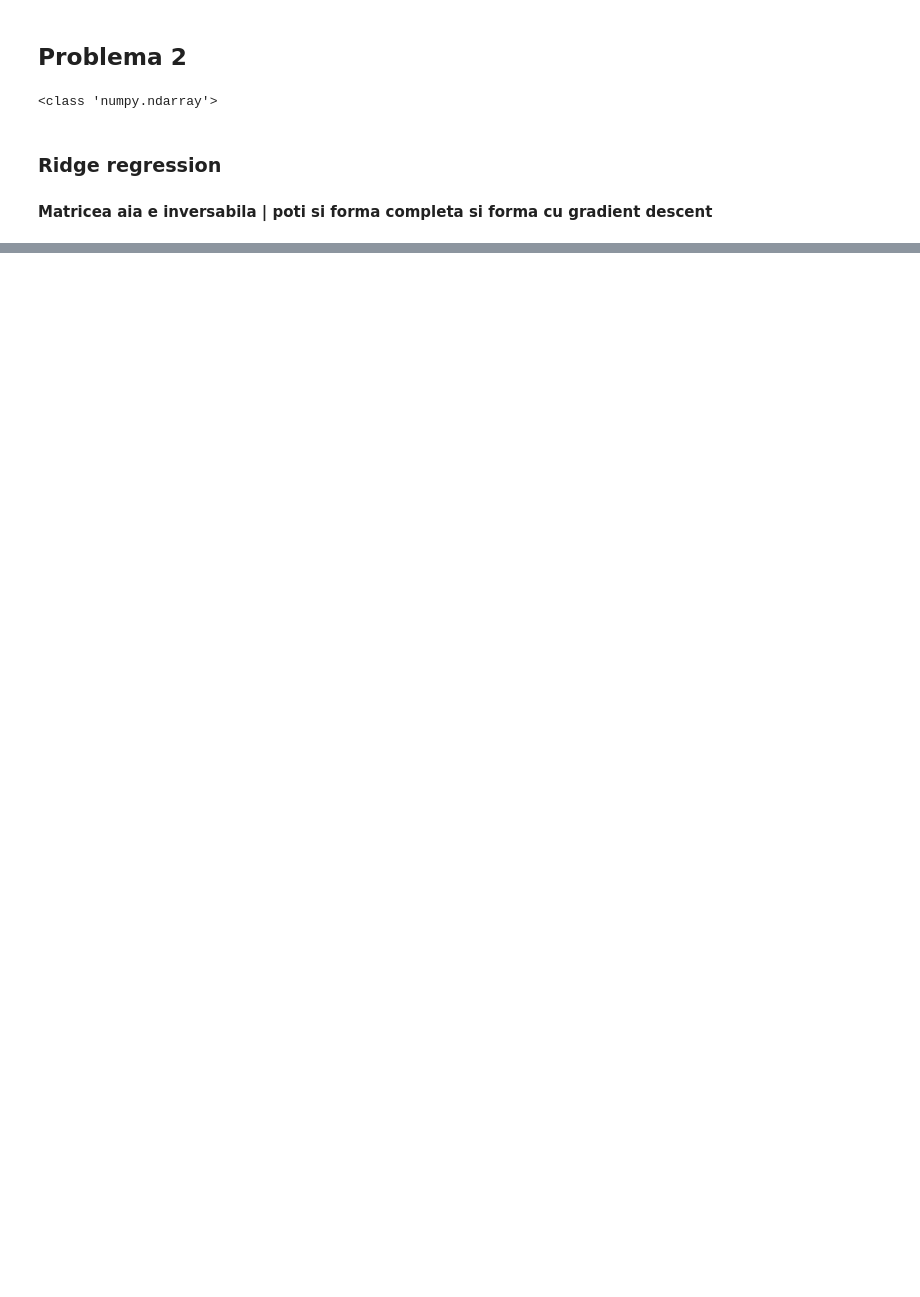
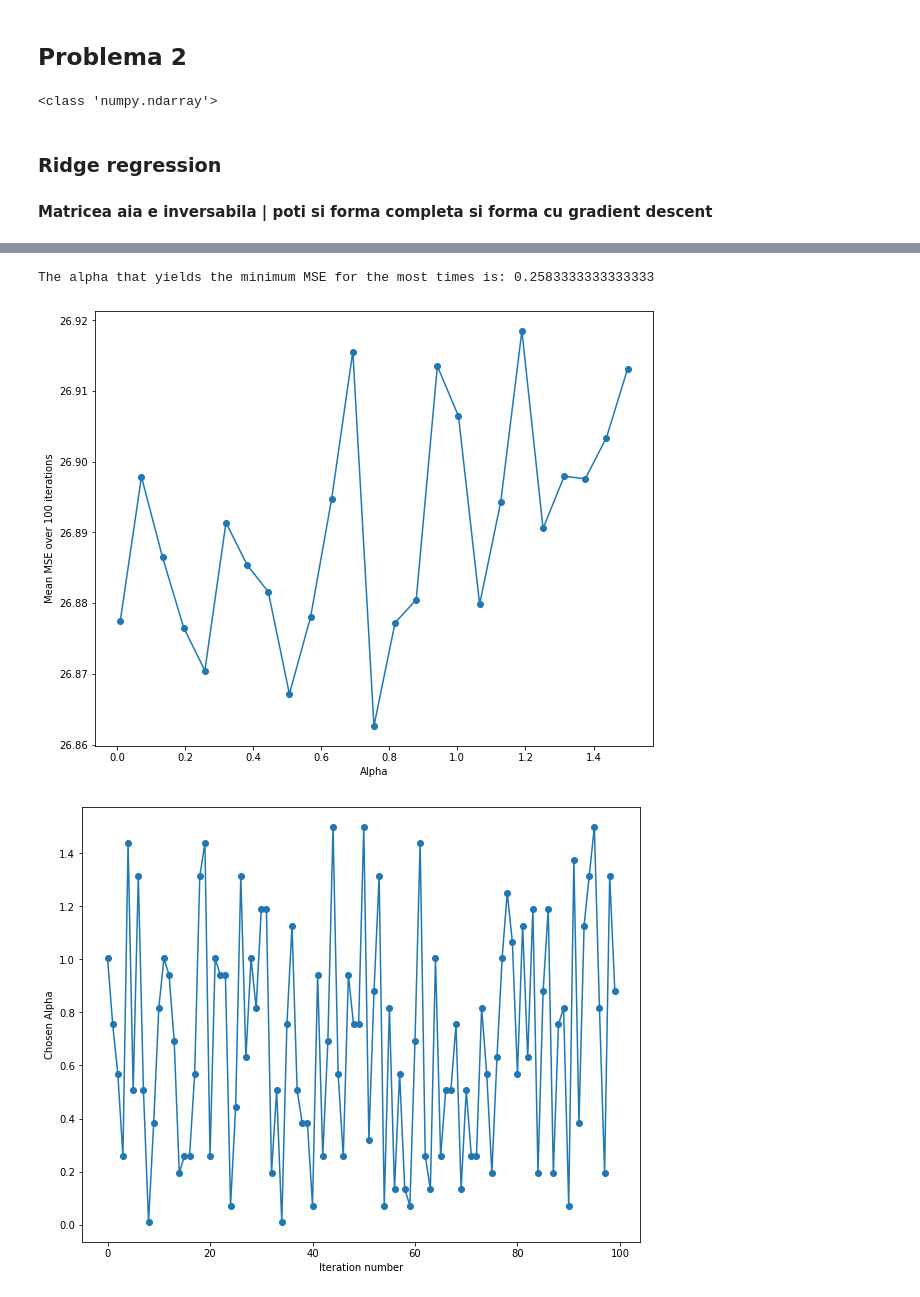
Before and after one commit to PrioteasaAndrei/Tema-IA-2, a Jupyter notebook: problem2.ipynb, the cells around one changed output, grey strips where cells are left out. Saved outputs shown, nothing was run; the diff lists cells and outputs as text; code cells hidden in the pictures; blank space fills up the shorter version.

```diff
--- a/problem2.ipynb
+++ b/problem2.ipynb
@@ -236,0 +197,57 @@ Alpha: 1.0  Mean error: 26.81026653853807
+# %%
+VERBOSE = False
+
+
+alphas = np.linspace(0.01,1.5,25)
+chosen_alphas = {}
+error_alphas = {}
+alphas_per_iteration = []
+
+for alpha in alphas:
+    chosen_alphas[alpha] = 0
+    error_alphas[alpha] = []
+
+for i in range(100):
+    min_error = 1e6
+    winner_alpha = 1e6
+    for alpha in alphas:
+        model = RidgeRegression(alpha=alpha)
+        err = np.mean(ten_fold_validation(X_simple,t_simple,model,shuffle=True))
+        error_alphas[alpha] += [err]
+
+        # print("Alpha:",alpha," Mean error:",err)
+
+        if err < min_error:
+            min_error = err
+            winner_alpha = alpha
+
+    chosen_alphas[winner_alpha] += 1
+    alphas_per_iteration += [(i,winner_alpha)]
+
+if VERBOSE:
+    print(chosen_alphas)
+
+    for key,val in error_alphas.items():
+        print("Alpha:",key," Mean error:",np.mean(val))
+
+best_alpha = max(chosen_alphas,key=chosen_alphas.get)
+
+print("The alpha that yields the minimum MSE for the most times is:",best_alpha)
+
+fig = plt.figure(figsize=(10, 8))
+plt.xlabel("Alpha")
+plt.ylabel("Mean MSE over 100 iterations")
+plt.scatter(error_alphas.keys(),list(map(np.mean,error_alphas.values())))
+plt.plot(error_alphas.keys(),list(map(np.mean,error_alphas.values())))
+plt.show()
+
+fig = plt.figure(figsize=(10, 8))
+plt.xlabel("Iteration number")
+plt.ylabel("Chosen Alpha")
+plt.scatter([x[0] for x in alphas_per_iteration],[x[1] for x in alphas_per_iteration])
+plt.plot([x[0] for x in alphas_per_iteration],[x[1] for x in alphas_per_iteration])
+plt.show()
+# %% [output]
+The alpha that yields the minimum MSE for the most times is: 0.2583333333333333
+[figure, added]
+[figure, added]
```
Also changed, not shown: parts of 4 cells of this notebook, 7 other files.
